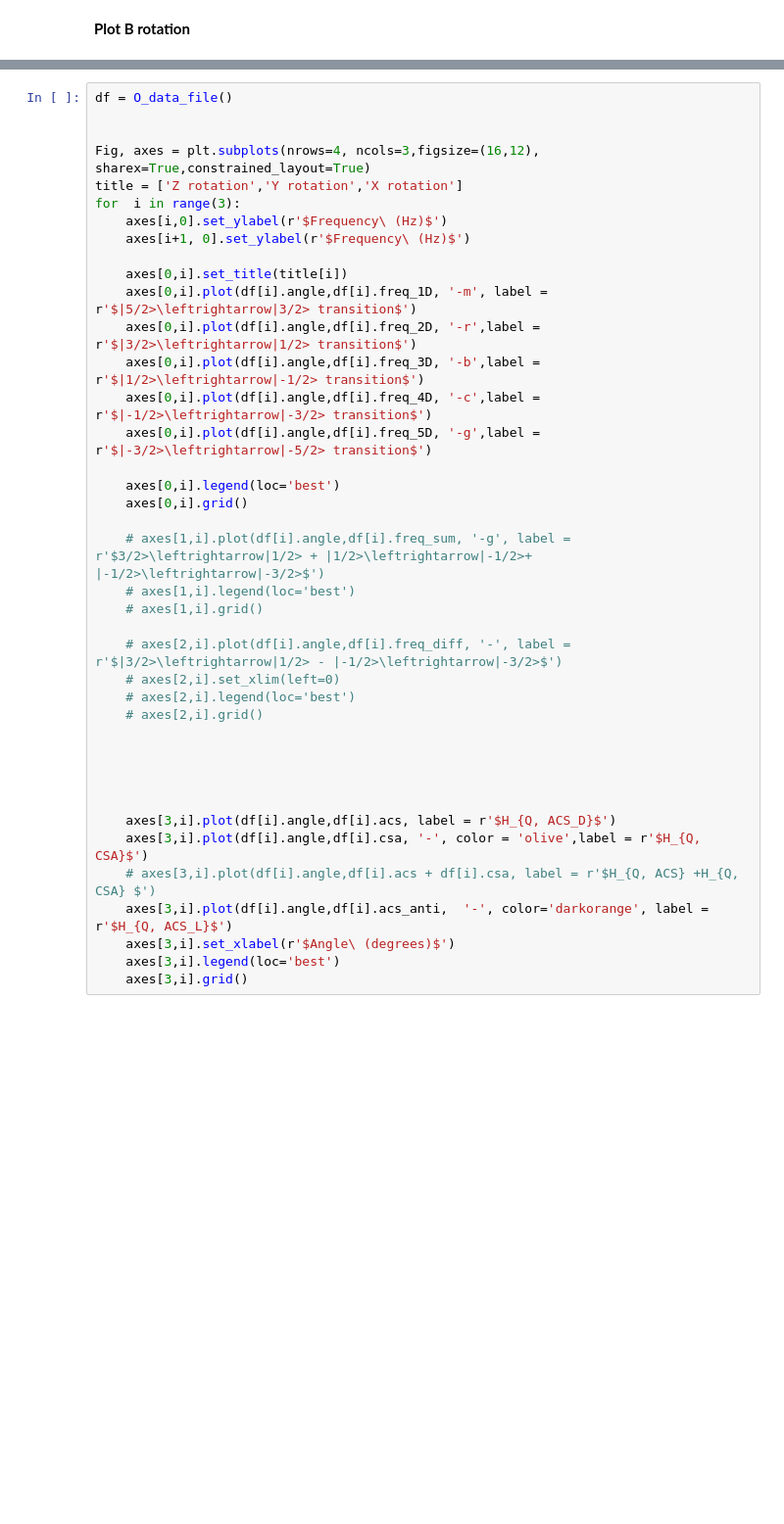
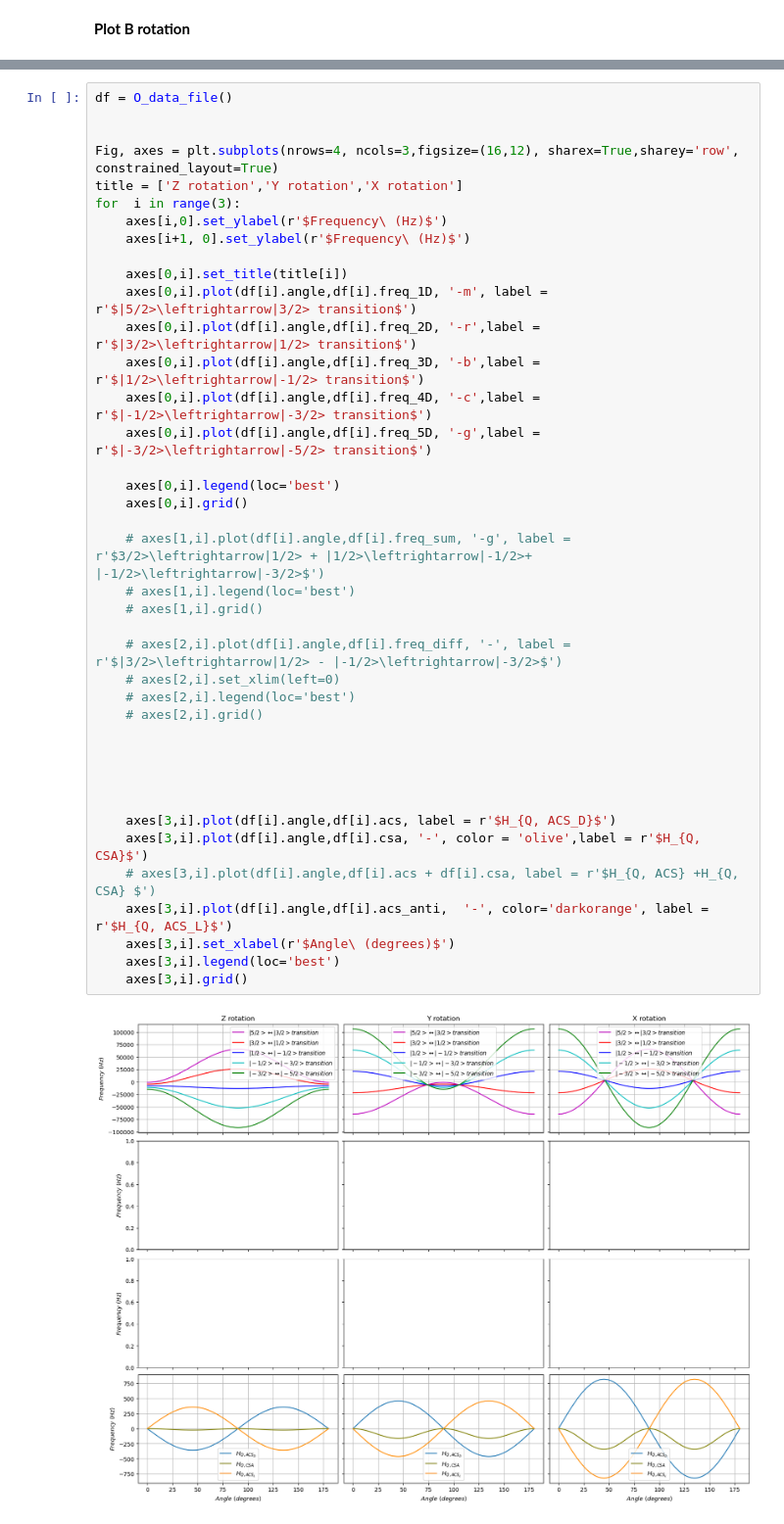
Before and after one commit to AstrobioShiva/Script_project, a Jupyter notebook: NMR_analysis/plot.ipynb, the cells around one changed output, grey strips where cells are left out. Shown at 98% size. Drawn from its saved outputs; the diff is of its cells as text; blank space fills up the shorter version.

```diff
--- a/NMR_analysis/plot.ipynb
+++ b/NMR_analysis/plot.ipynb
@@ -128,7 +157,7 @@ for  i, orientation in enumerate(title):
 df = O_data_file()
 
 
-Fig, axes = plt.subplots(nrows=4, ncols=3,figsize=(16,12), sharex=True,constrained_layout=True)
+Fig, axes = plt.subplots(nrows=4, ncols=3,figsize=(16,12), sharex=True,sharey='row', constrained_layout=True)
 title = ['Z rotation','Y rotation','X rotation']
 for  i in range(3):
     axes[i,0].set_ylabel(r'$Frequency\ (Hz)$')
@@ -137,30 +166,32 @@ for  i in range(3):
     axes[0,i].set_title(title[i])
     axes[0,i].plot(df[i].angle,df[i].freq_1D, '-m', label = r'$|5/2>\leftrightarrow|3/2> transition$')
     axes[0,i].plot(df[i].angle,df[i].freq_2D, '-r',label = r'$|3/2>\leftrightarrow|1/2> transition$')
     axes[0,i].plot(df[i].angle,df[i].freq_3D, '-b',label = r'$|1/2>\leftrightarrow|-1/2> transition$')
     axes[0,i].plot(df[i].angle,df[i].freq_4D, '-c',label = r'$|-1/2>\leftrightarrow|-3/2> transition$')
     axes[0,i].plot(df[i].angle,df[i].freq_5D, '-g',label = r'$|-3/2>\leftrightarrow|-5/2> transition$')
 
     axes[0,i].legend(loc='best')
     axes[0,i].grid()
 
     # axes[1,i].plot(df[i].angle,df[i].freq_sum, '-g', label = r'$3/2>\leftrightarrow|1/2> + |1/2>\leftrightarrow|-1/2>+ |-1/2>\leftrightarrow|-3/2>$')
     # axes[1,i].legend(loc='best')
     # axes[1,i].grid()
 
     # axes[2,i].plot(df[i].angle,df[i].freq_diff, '-', label = r'$|3/2>\leftrightarrow|1/2> - |-1/2>\leftrightarrow|-3/2>$')
     # axes[2,i].set_xlim(left=0)
     # axes[2,i].legend(loc='best')
     # axes[2,i].grid()
 
 
 
 
 
     axes[3,i].plot(df[i].angle,df[i].acs, label = r'$H_{Q, ACS_D}$')
     axes[3,i].plot(df[i].angle,df[i].csa, '-', color = 'olive',label = r'$H_{Q, CSA}$')
     # axes[3,i].plot(df[i].angle,df[i].acs + df[i].csa, label = r'$H_{Q, ACS} +H_{Q, CSA} $')
     axes[3,i].plot(df[i].angle,df[i].acs_anti,  '-', color='darkorange', label = r'$H_{Q, ACS_L}$')
     axes[3,i].set_xlabel(r'$Angle\ (degrees)$')
     axes[3,i].legend(loc='best')
     axes[3,i].grid()
+# %% [output]
+[figure, added]
```
Also changed, not shown: parts of 3 cells of this notebook, 1 other file.
